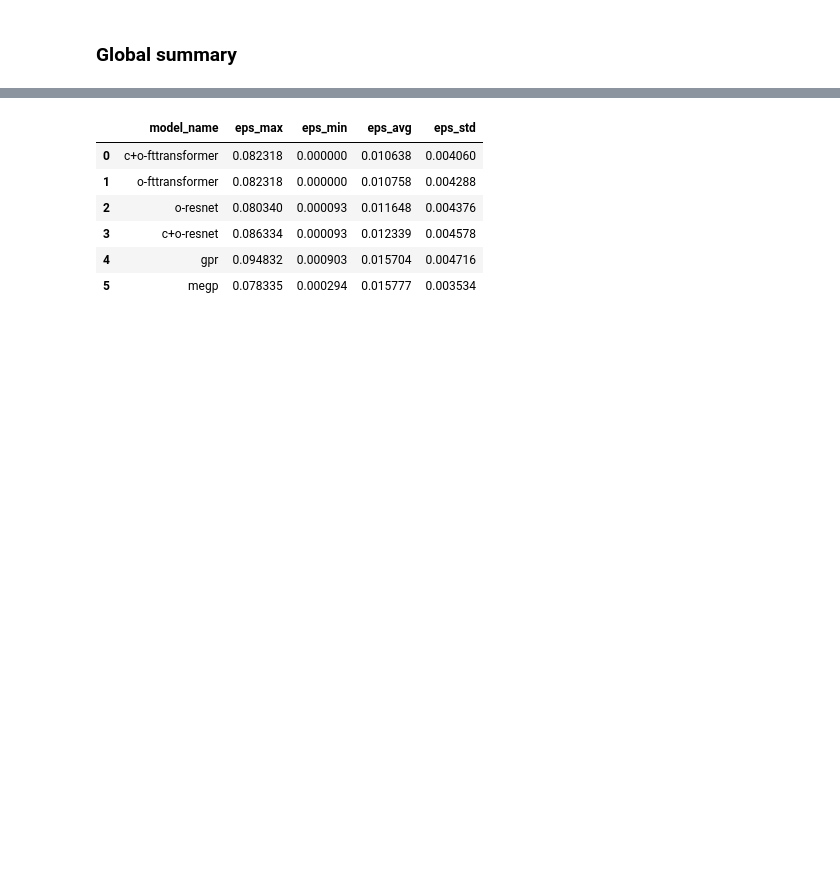
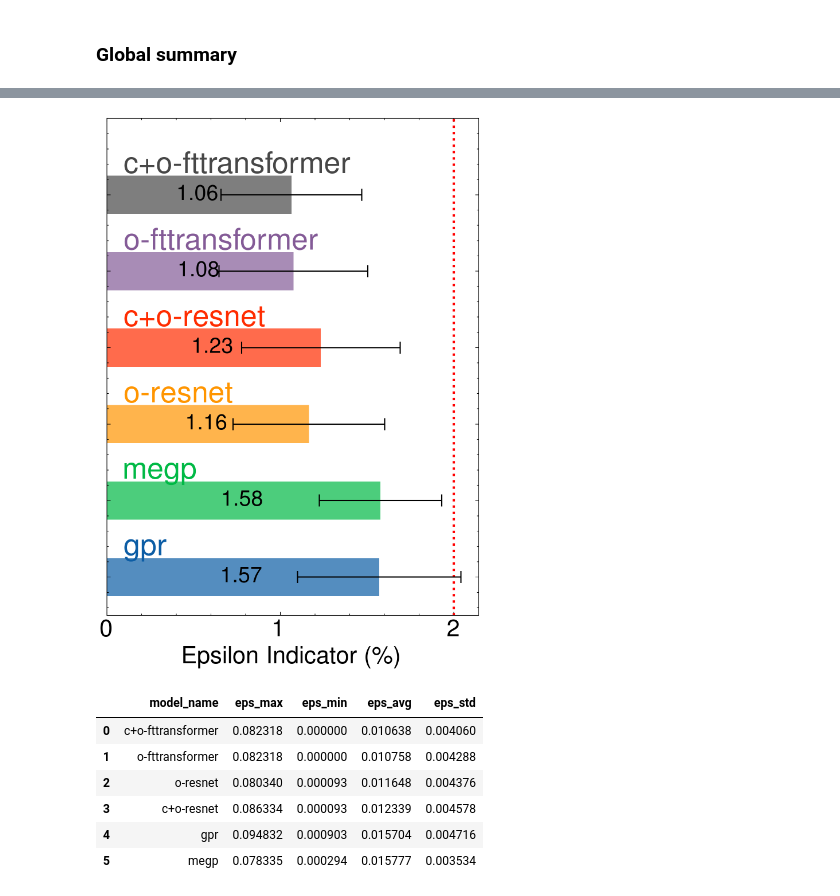
Before and after one commit to GazzolaLab/MultiObjectiveSurrogateOptimization, a Jupyter notebook: figure2.ipynb, the cells around one changed output, grey strips where cells are left out. Saved outputs shown, nothing was run; the diff lists cells and outputs as text; code cells hidden in the pictures; blank space fills up the shorter version.

Commit message:
Add epsilon v2

```diff
--- a/figure2.ipynb
+++ b/figure2.ipynb
@@ -937,0 +963,74 @@ with rc_context():
+# %%
+from collections import defaultdict
+epsilon_global = defaultdict(list)
+
+with rc_context():
+    fig, ax = plt.subplots(figsize=(5, 7))
+
+    ax.axvline(x=2, color='red', linestyle='dotted', linewidth=2, label='2%')
+
+    # Calculate mean across all cell populations for each model
+    model_names = list(epsilon_factors[list(epsilon_factors.keys())[0]].keys())
+
+    mean_by_model = {}
+    std_by_model = {}
+
+    for model in model_names:
+        all_values = []
+        for cell_type in epsilon_factors.keys():
+            all_values.extend(epsilon_factors[cell_type][model])
+        mean_by_model[model] = np.mean(all_values)
+        std_by_model[model] = np.std(all_values) / np.sqrt(len(all_values))
+
+        epsilon_global['model_name'].append(model)
+        epsilon_global['eps_max'].append(np.max(np.array(all_values) / 100))
+        epsilon_global['eps_min'].append(np.min(np.array(all_values) / 100))
+        epsilon_global['eps_avg'].append(np.mean(np.array(all_values) / 100))
+        epsilon_global['eps_std'].append(np.std(np.array(all_values) / 100) / np.sqrt(len(all_values)))
+
+    y = np.arange(len(model_names))
+    x = [mean_by_model[model] for model in model_names]
+    xerr = [std_by_model[model] for model in model_names]
+
+    bars = ax.barh(
+        y,
+        x,
+        xerr=xerr,
+        capsize=5,
+        alpha=0.7,
+        color=icolors[:len(model_names)],
+        height=0.5
+    )
+
+    ax.set_yticks(y)
+    ax.set_yticklabels([])
+
+    for i, model_name in enumerate(model_names):
+        ax.text(
+            0.1,
+            i + 0.2,
+            model_name,
+            va='bottom',
+            ha='left',
+            fontsize=25,
+            color=icolors[i],
+            weight='bold'
+        )
+    # Add value labels at the end of bars
+    ax.bar_label(bars, label_type='center', fmt='%.2f', fontsize=18, padding=0)
+
+    ax.set_yticks(y)
+    ax.set_yticklabels(['' for _ in model_names])
+    ax.set_ylim([-0.5, 6])
+    ax.set_xlabel('Epsilon Indicator (\%)')
+
+    ax.set_xticks([0, 1, 2])
+
+
+    #ax.legend()
+
+    plt.tight_layout()
+
+plt.show()
+# %% [output]
+[figure, added]
```
Also changed, not shown: parts of 5 cells of this notebook.
